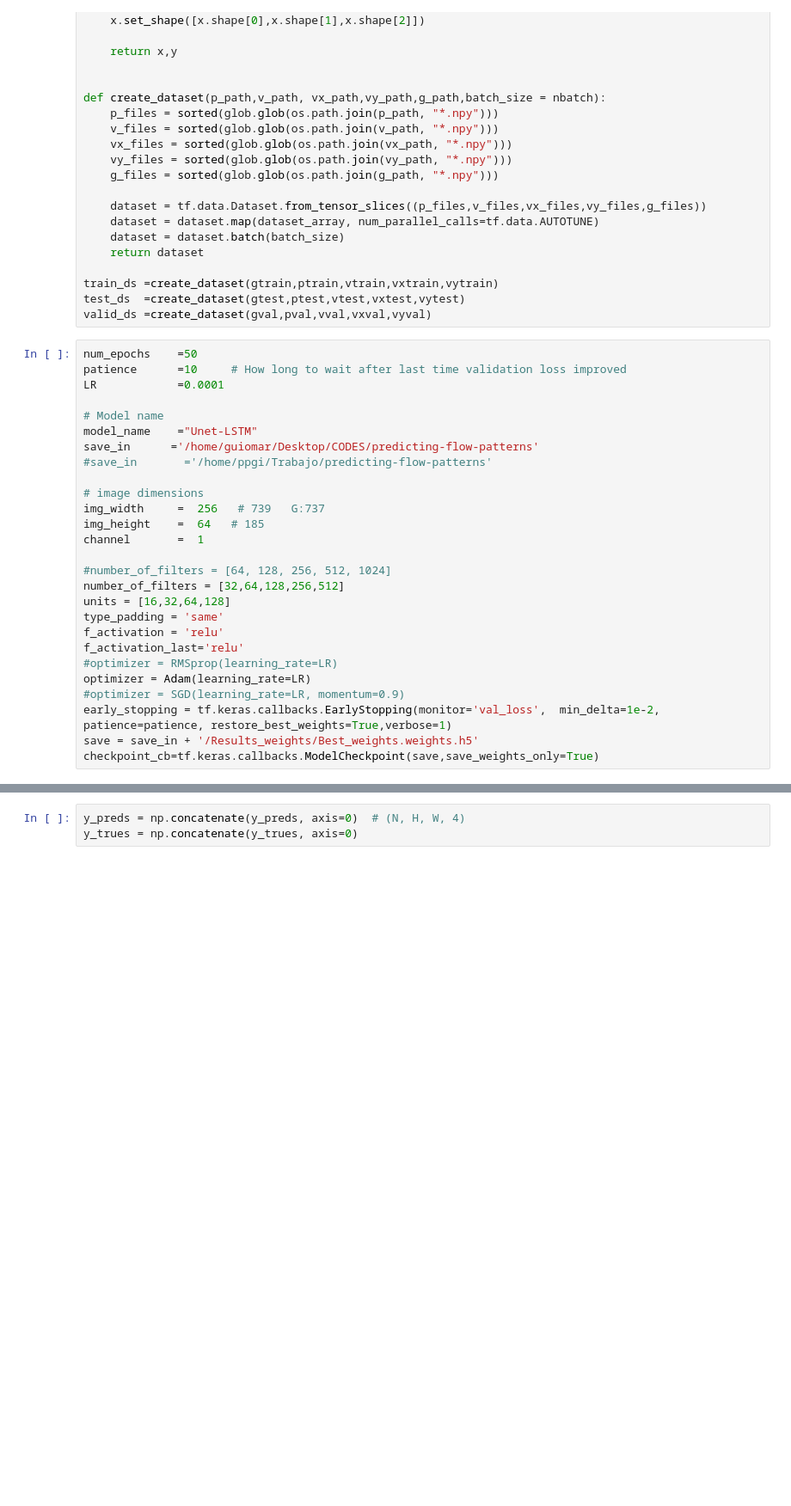
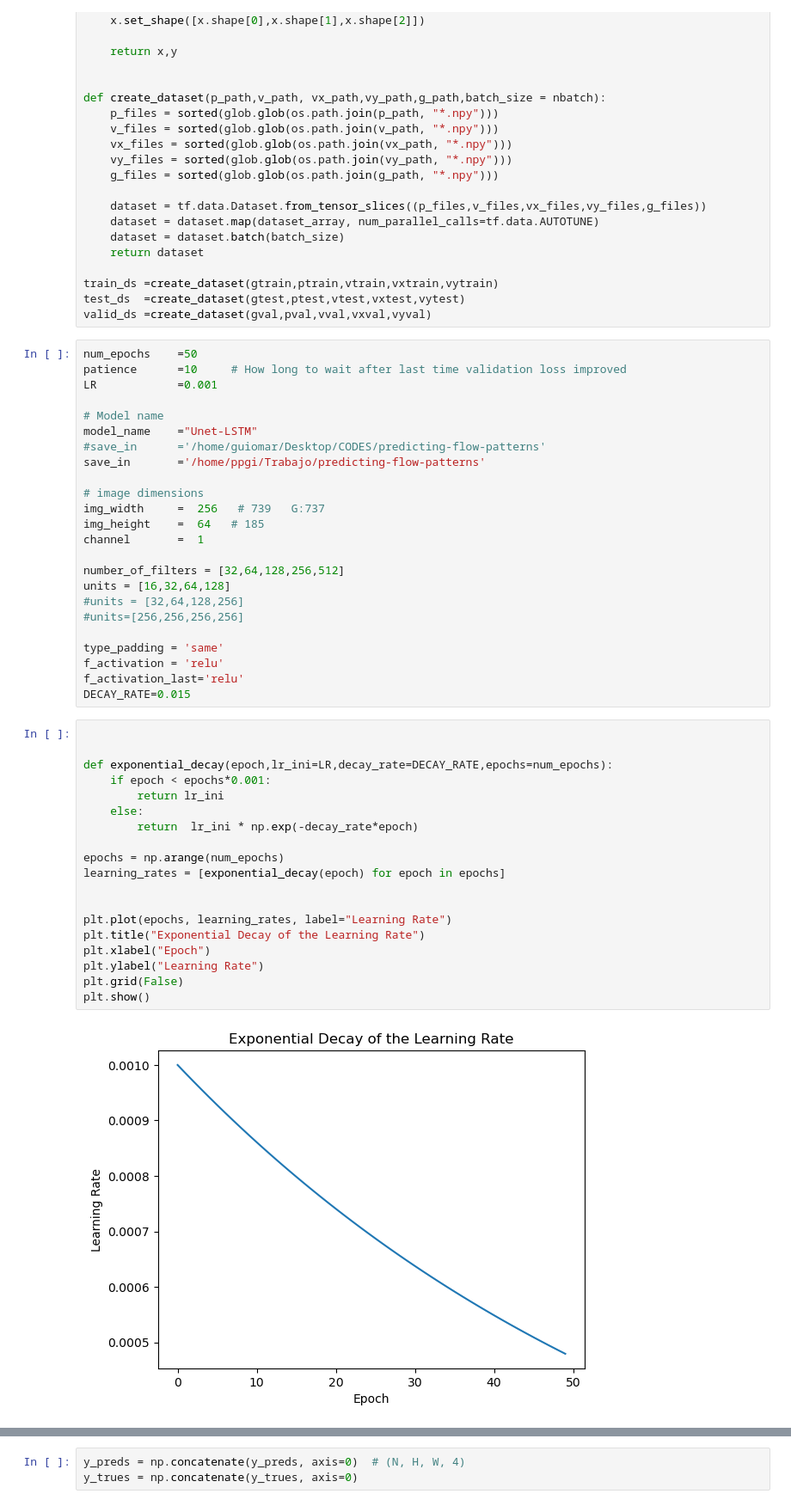
Before and after one commit to andromeda2075/predicting-flow-patterns, a Jupyter notebook: New7.ipynb, the cells around one changed output, grey strips where cells are left out. Shown at 86% size. Cells and saved outputs as stored; diff of their text form; blank space fills up the shorter version.

Commit message:
unet with bilstm FINAL and logaritmic loss plot

```diff
--- a/New7.ipynb
+++ b/New7.ipynb
@@ -107,27 +109,45 @@ valid_ds =create_dataset(gval,pval,vval,vxval,vyval)
 # %%
 num_epochs    =50
 patience      =10     # How long to wait after last time validation loss improved
-LR            =0.0001
+LR            =0.001
 
 # Model name
 model_name    ="Unet-LSTM"
-save_in      ='/home/guiomar/Desktop/CODES/predicting-flow-patterns'
-#save_in       ='/home/ppgi/Trabajo/predicting-flow-patterns'
+#save_in      ='/home/guiomar/Desktop/CODES/predicting-flow-patterns'
+save_in       ='/home/ppgi/Trabajo/predicting-flow-patterns'
 
 # image dimensions
 img_width     =  256   # 739   G:737
 img_height    =  64   # 185
 channel       =  1
 
-#number_of_filters = [64, 128, 256, 512, 1024]
 number_of_filters = [32,64,128,256,512]
 units = [16,32,64,128]
+#units = [32,64,128,256]
+#units=[256,256,256,256]
+
 type_padding = 'same'
 f_activation = 'relu'
 f_activation_last='relu'
-#optimizer = RMSprop(learning_rate=LR)
-optimizer = Adam(learning_rate=LR)
-#optimizer = SGD(learning_rate=LR, momentum=0.9)
-early_stopping = tf.keras.callbacks.EarlyStopping(monitor='val_loss',  min_delta=1e-2, patience=patience, restore_best_weights=True,verbose=1)
-save = save_in + '/Results_weights/Best_weights.weights.h5'
-checkpoint_cb=tf.keras.callbacks.ModelCheckpoint(save,save_weights_only=True)
+DECAY_RATE=0.015
+# %%
+
+
+def exponential_decay(epoch,lr_ini=LR,decay_rate=DECAY_RATE,epochs=num_epochs):
+    if epoch < epochs*0.001:
+        return lr_ini
+    else:
+        return  lr_ini * np.exp(-decay_rate*epoch)
+
+epochs = np.arange(num_epochs)
+learning_rates = [exponential_decay(epoch) for epoch in epochs]
+
+
+plt.plot(epochs, learning_rates, label="Learning Rate")
+plt.title("Exponential Decay of the Learning Rate")
+plt.xlabel("Epoch")
+plt.ylabel("Learning Rate")
+plt.grid(False)
+plt.show()
+# %% [output]
+[figure, added]
```
Also changed, not shown: parts of 17 cells of this notebook.
